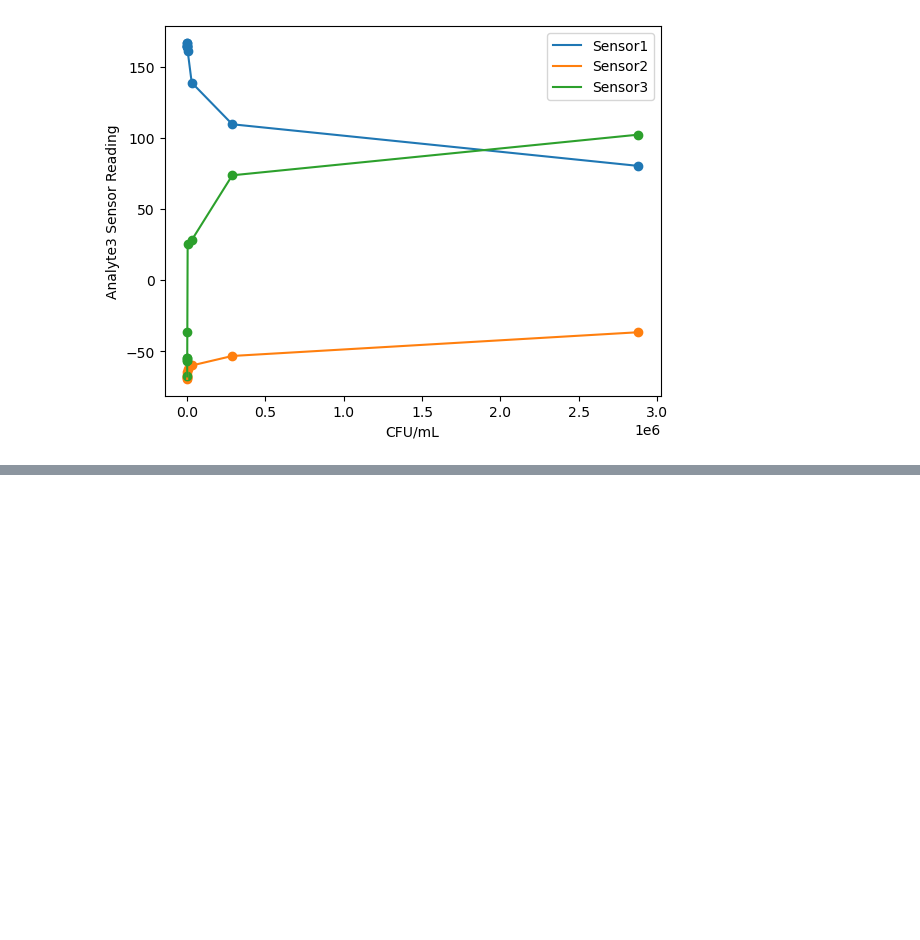
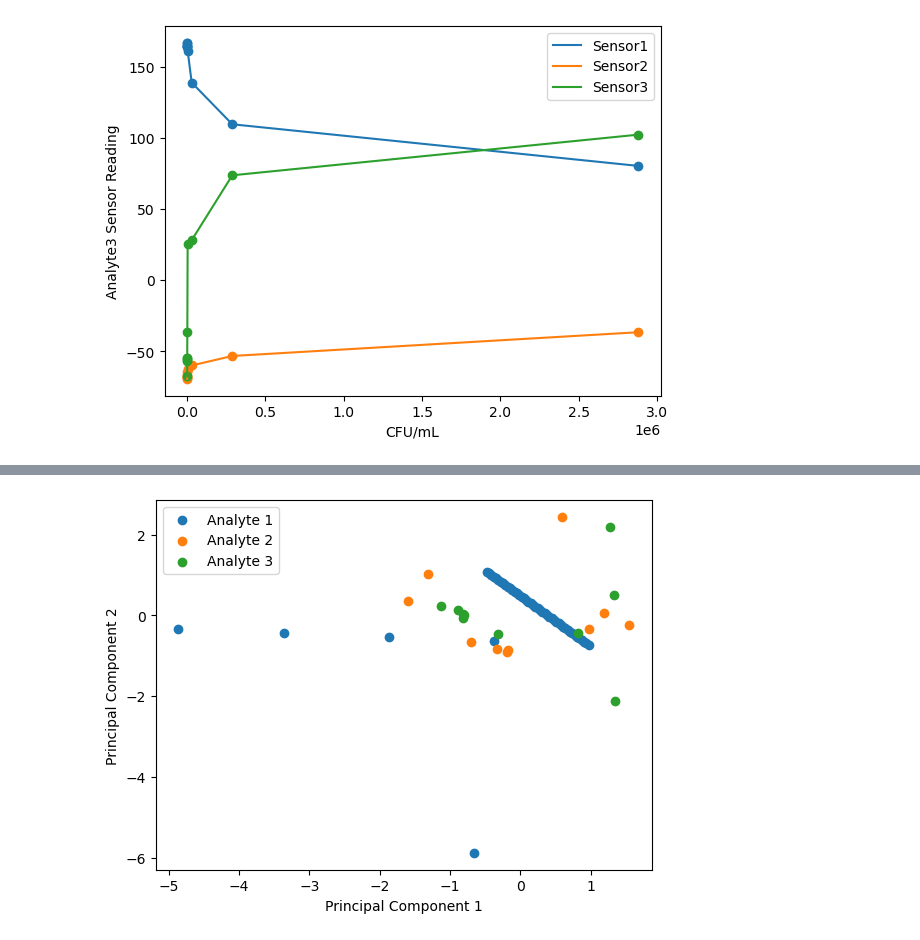
Before and after one commit to SohamD34/BTP, a Jupyter notebook: scripts/analysis.ipynb, the cells around one changed output, grey strips where cells are left out. Cells and saved outputs as stored; diff of their text form; code cells hidden in the pictures; blank space fills up the shorter version.

```diff
--- a/scripts/analysis.ipynb
+++ b/scripts/analysis.ipynb
@@ -113,0 +141,21 @@ plt.show()
+# %%
+ica = ICA(n_components=2)
+ica_analyte1 = ica.fit_transform(analyte1[['Sensor1', 'Sensor2', 'Sensor3']], analyte1['CFU/mL'].ravel())
+
+ica = ICA(n_components=2)
+ica_analyte2 = ica.fit_transform(analyte2[['Sensor1', 'Sensor2', 'Sensor3']], analyte2['CFU/mL'].ravel())
+
+ica = ICA(n_components=2)
+ica_analyte3 = ica.fit_transform(analyte3[['Sensor1', 'Sensor2', 'Sensor3']], analyte3['CFU/mL'].ravel())
+# %%
+plt.scatter(ica_analyte1[:,0], ica_analyte1[:,1], label='Analyte 1')
+plt.scatter(ica_analyte2[:,0], ica_analyte2[:,1], label='Analyte 2')
+plt.scatter(ica_analyte3[:,0], ica_analyte3[:,1], label='Analyte 3')
+plt.xlabel('Principal Component 1')
+plt.ylabel('Principal Component 2')
+plt.legend()
+plt.savefig('../docs/plots/ica.png')
+
+plt.show()
+# %% [output]
+[figure, added]
```
Also changed, not shown: parts of 10 cells of this notebook, 7 other files.
